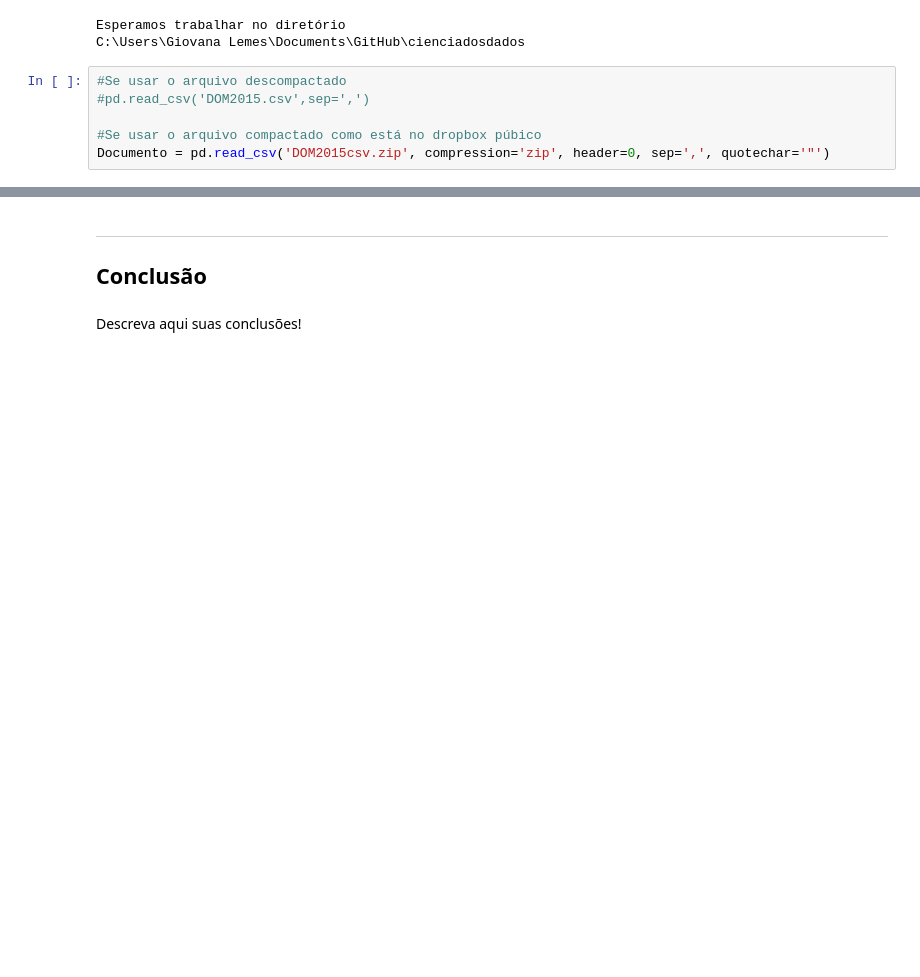
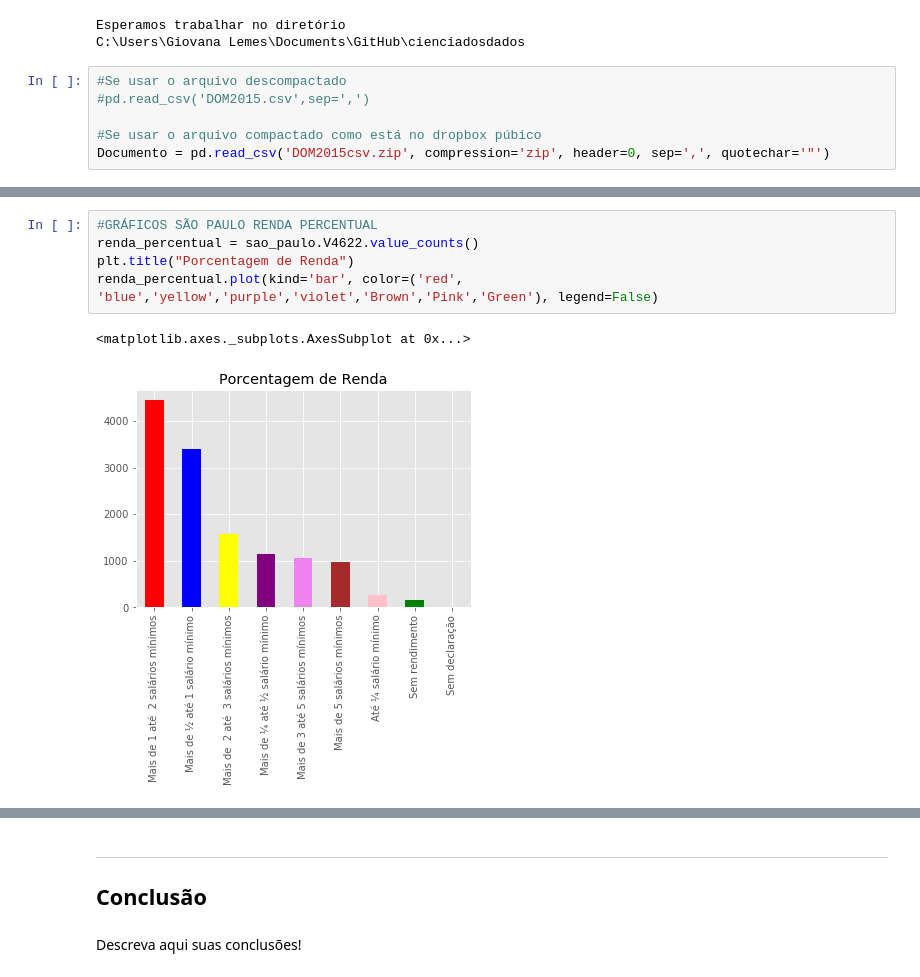
Before and after one commit to giovanacrl/cienciadosdados, a Jupyter notebook: Projeto1 Layout.ipynb, the cells around one changed output, grey strips where cells are left out. Drawn from its saved outputs; the diff is of its cells as text; blank space fills up the shorter version.

```diff
--- a/Projeto1 Layout.ipynb
+++ b/Projeto1 Layout.ipynb
@@ -113,0 +142,8 @@ tabela_não_nula.head()
+# %%
+#GRÁFICOS SÃO PAULO RENDA PERCENTUAL
+renda_percentual = sao_paulo.V4622.value_counts()
+plt.title("Porcentagem de Renda")
+renda_percentual.plot(kind='bar', color=('red', 'blue','yellow','purple','violet','Brown','Pink','Green'), legend=False)
+# %% [output]
+<matplotlib.axes._subplots.AxesSubplot at 0x...>
+[figure, added]
```
Also changed, not shown: parts of 16 cells of this notebook.
